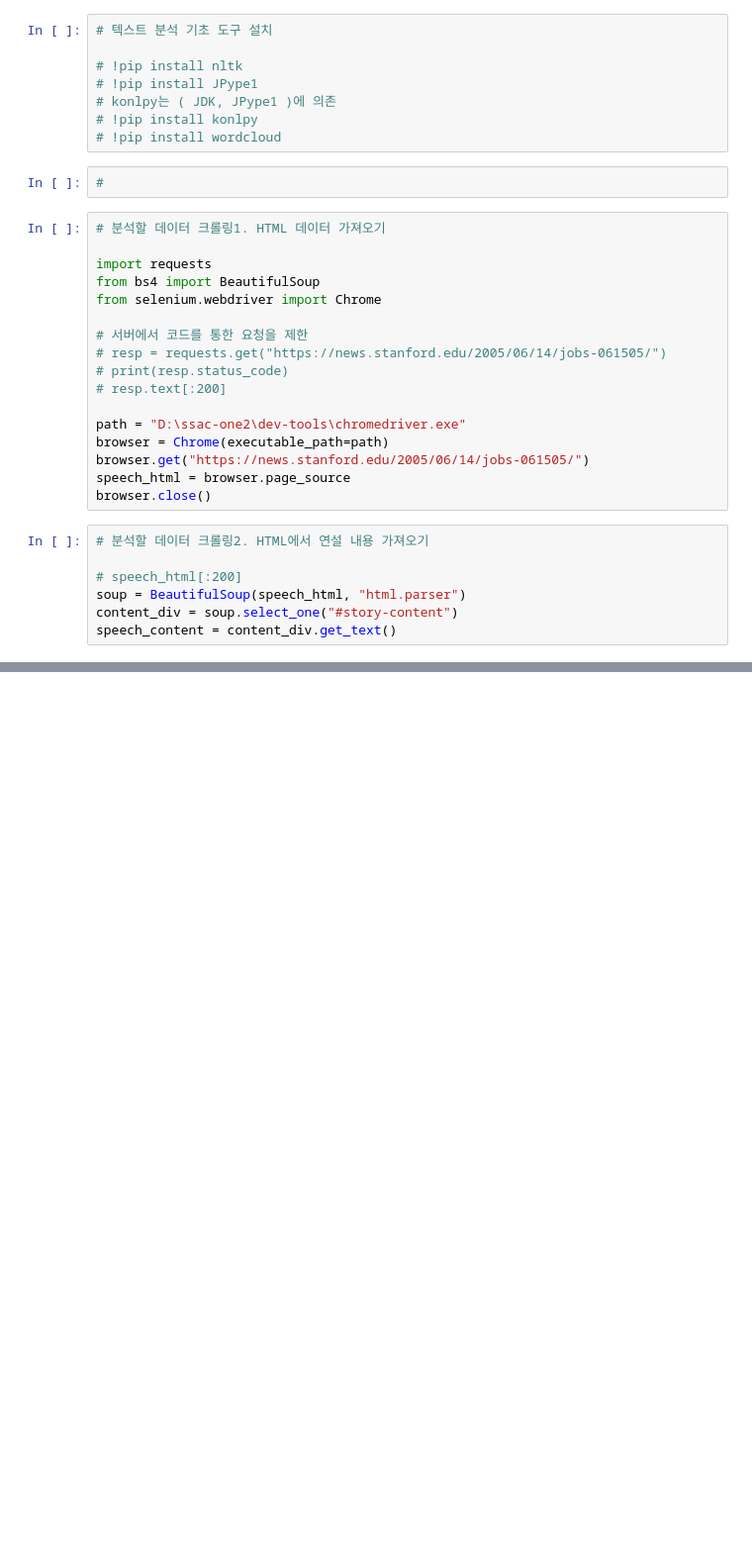
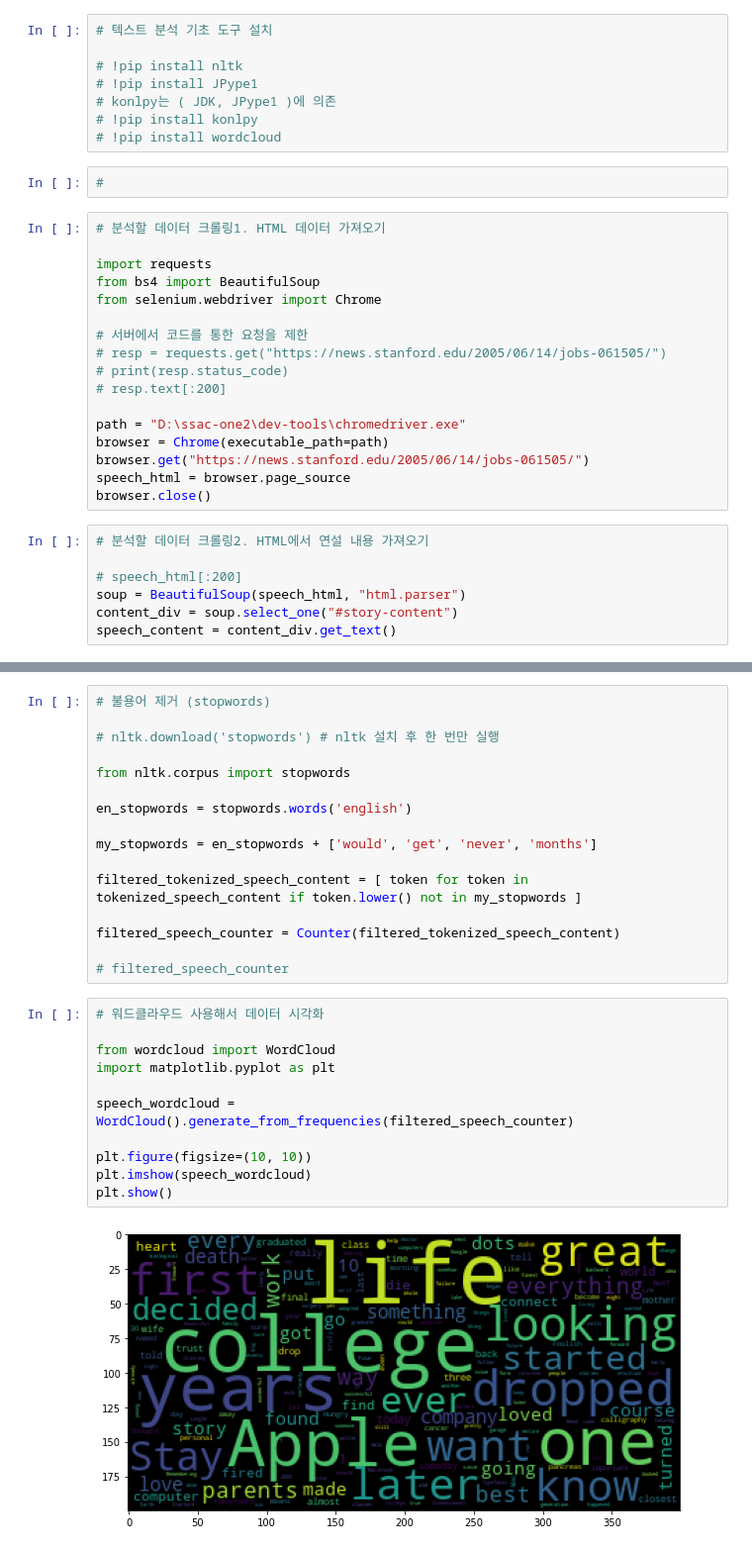
Before and after one commit to josolha/ssac-academy, a Jupyter notebook: workspace/code-workspace/eda/c-example-h.ipynb, the cells around one changed output, grey strips where cells are left out. Shown at 99% size. Cells and saved outputs as stored; diff of their text form; blank space fills up the shorter version.

```diff
--- a/workspace/code-workspace/eda/c-example-h.ipynb
+++ b/workspace/code-workspace/eda/c-example-h.ipynb
@@ -34,0 +66,29 @@ speech_content = content_div.get_text()
+# %%
+# 불용어 제거 (stopwords)
+
+# nltk.download('stopwords') # nltk 설치 후 한 번만 실행
+
+from nltk.corpus import stopwords
+
+en_stopwords = stopwords.words('english')
+
+my_stopwords = en_stopwords + ['would', 'get', 'never', 'months']
+
+filtered_tokenized_speech_content = [ token for token in tokenized_speech_content if token.lower() not in my_stopwords ]
+
+filtered_speech_counter = Counter(filtered_tokenized_speech_content)
+
+# filtered_speech_counter
+# %%
+# 워드클라우드 사용해서 데이터 시각화
+
+from wordcloud import WordCloud
+import matplotlib.pyplot as plt
+
+speech_wordcloud = WordCloud().generate_from_frequencies(filtered_speech_counter)
+
+plt.figure(figsize=(10, 10))
+plt.imshow(speech_wordcloud)
+plt.show()
+# %% [output]
+[figure, added]
```
Also changed, not shown: parts of 10 cells of this notebook, 1 other file.
